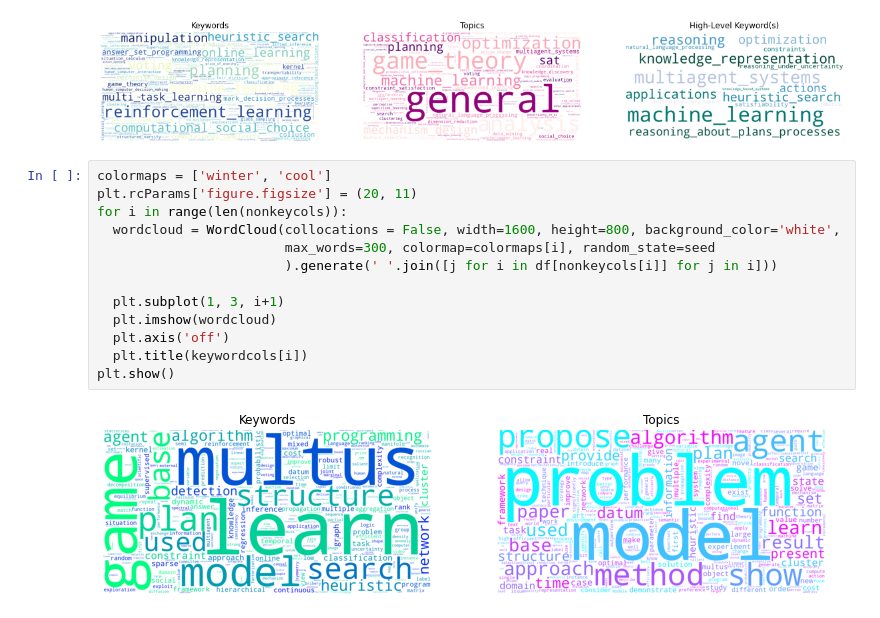
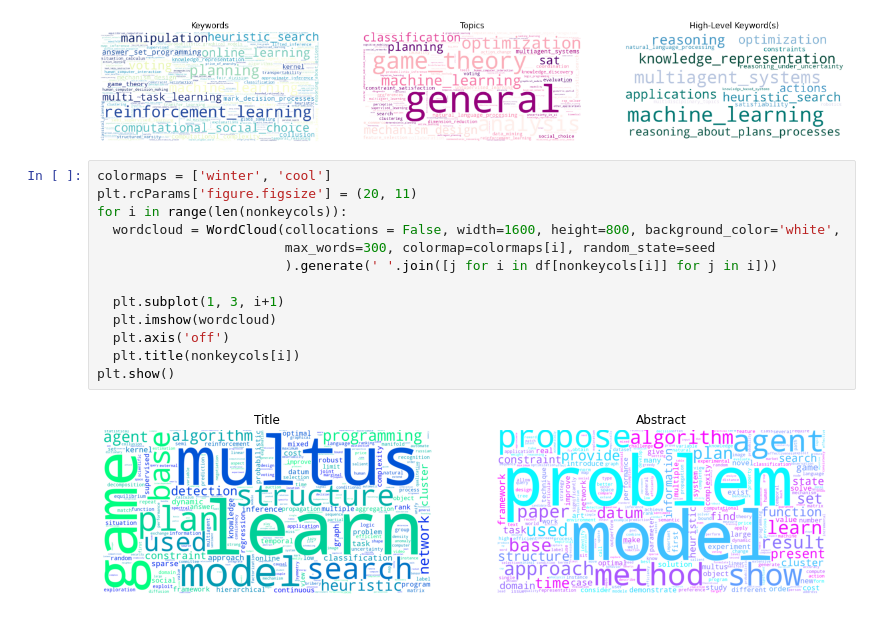
Before and after one commit to jincy-p-janardhanan/Text-Clustering, a Jupyter notebook: Text_Clustering.ipynb, the cells around one changed output. Drawn from its saved outputs; the diff is of its cells as text.

Commit message:
figure title correction

```diff
--- a/Text_Clustering.ipynb
+++ b/Text_Clustering.ipynb
@@ -199,15 +199,15 @@ plt.show()
 # %%
 colormaps = ['winter', 'cool']
 plt.rcParams['figure.figsize'] = (20, 11)
 for i in range(len(nonkeycols)):
   wordcloud = WordCloud(collocations = False, width=1600, height=800, background_color='white',
                         max_words=300, colormap=colormaps[i], random_state=seed
                         ).generate(' '.join([j for i in df[nonkeycols[i]] for j in i]))
 
   plt.subplot(1, 3, i+1)
   plt.imshow(wordcloud)
   plt.axis('off')
-  plt.title(keywordcols[i])
+  plt.title(nonkeycols[i])
 plt.show()
 # %% [output]
-[figure, old version]
+[figure, new version]
```
